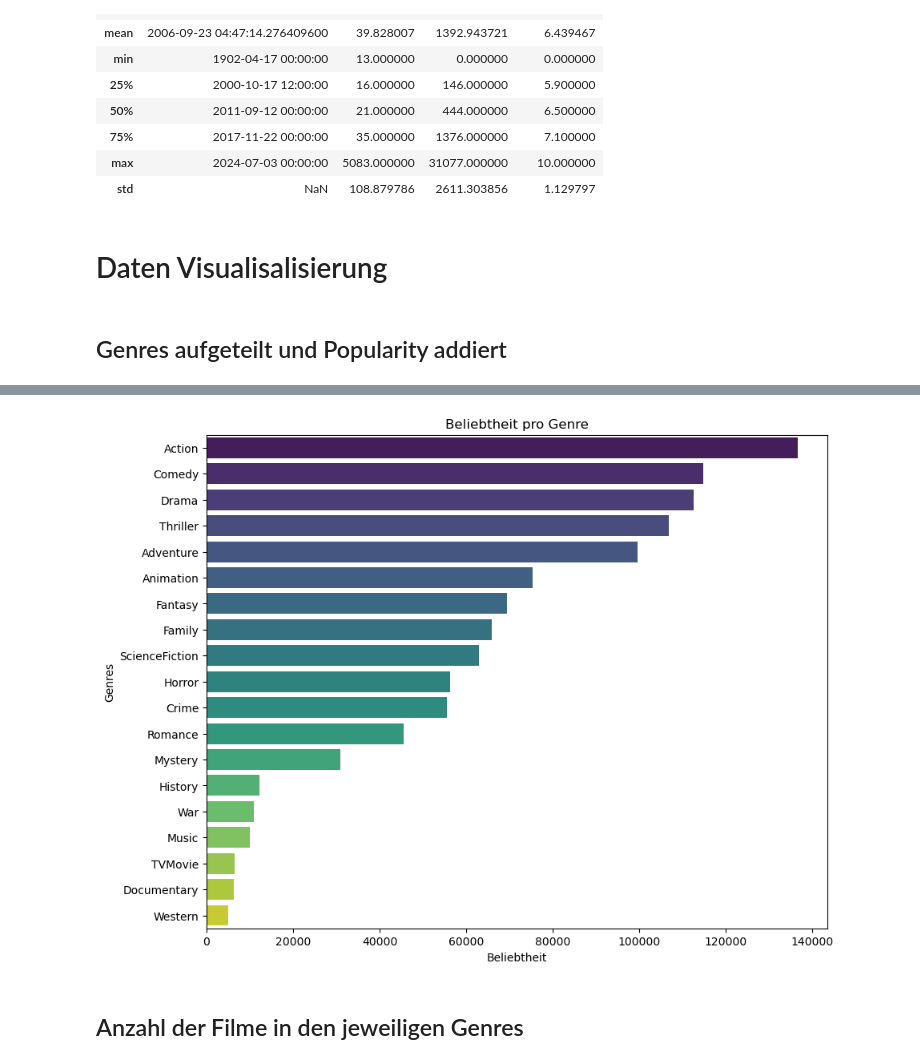
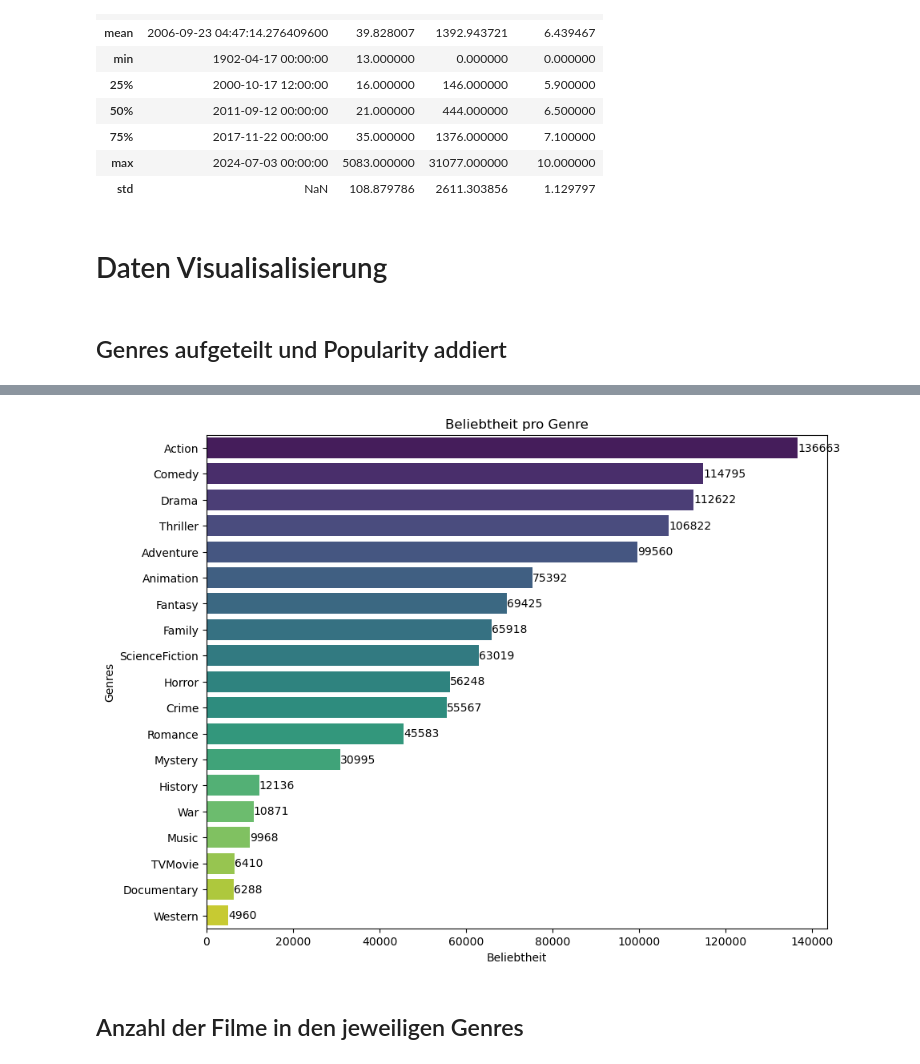
Before and after one commit to DataScience-DHBWKA/Data-Mining-Technos, a Jupyter notebook: FINAL.ipynb, the cells around one changed output, grey strips where cells are left out. Drawn from its saved outputs; the diff is of its cells as text; code cells hidden in the pictures.

```diff
--- a/FINAL.ipynb
+++ b/FINAL.ipynb
@@ -104,8 +104,8 @@ train_data_clean.describe()
 | 75% | 2017-11-22 00:00:00 | 35.000000 | 1376.000000 | 7.100000 |
 | max | 2024-07-03 00:00:00 | 5083.000000 | 31077.000000 | 10.000000 |
 | std | NaN | 108.879786 | 2611.303856 | 1.129797 |
-# %% [markdown]
-# Daten Visualisalisierung
+# %% [markdown]
+# Daten Visualisalisierung
 # %% [markdown]
 ## Genres aufgeteilt und Popularity addiert
 # %%
@@ -153,22 +153,27 @@ Western: 4886
 # %%
 genre_popularity = {"Action": 136663, "Comedy": 114795, "Drama": 112622, "Thriller": 106822,
                     "Adventure": 99560, "Animation": 75392, "Fantasy": 69425, "Family": 65918,
                     "ScienceFiction": 63019, "Horror": 56248, "Crime": 55567, "Romance": 45583,
                     "Mystery": 30995, "History": 12136, "War": 10871, "Music": 9968,
                     "TVMovie": 6410, "Documentary": 6288, "Western": 4960}
 
 genres = list(genre_popularity.keys())
 popularity = list(genre_popularity.values())
 
 # Bar-Chart
 plt.figure(figsize=(10, 8))
-sns.barplot(x=popularity, y=genres, palette='viridis')
+barplot = sns.barplot(x=popularity, y=genres, palette='viridis')
 plt.xlabel('Beliebtheit')
 plt.ylabel('Genres')
 plt.title('Beliebtheit pro Genre')
+
+# Fügt die Wertebeschriftung zu der Graphik hinzu
+for index, value in enumerate(popularity):
+    barplot.text(value, index, f'{value}', ha='left', va='center')
+
 plt.show()
 # %% [output]
-[figure, old version]
+[figure, new version]
 # %% [markdown]
 ## Anzahl der Filme in den jeweiligen Genres
 # %%
```
Also changed, not shown: parts of 37 cells of this notebook.
